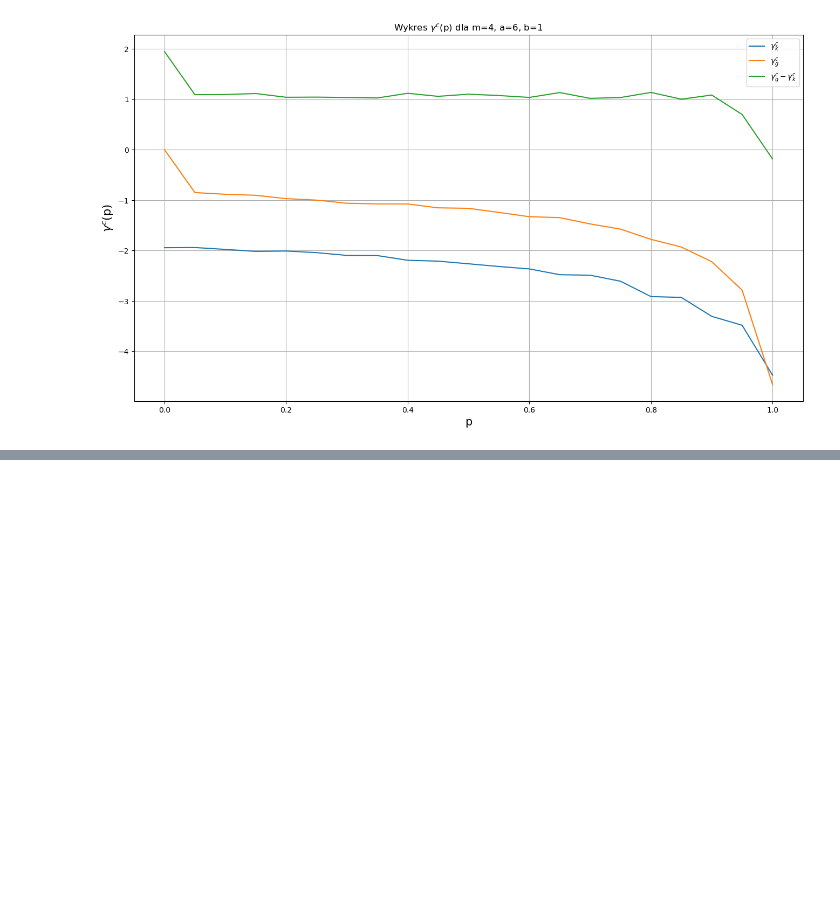
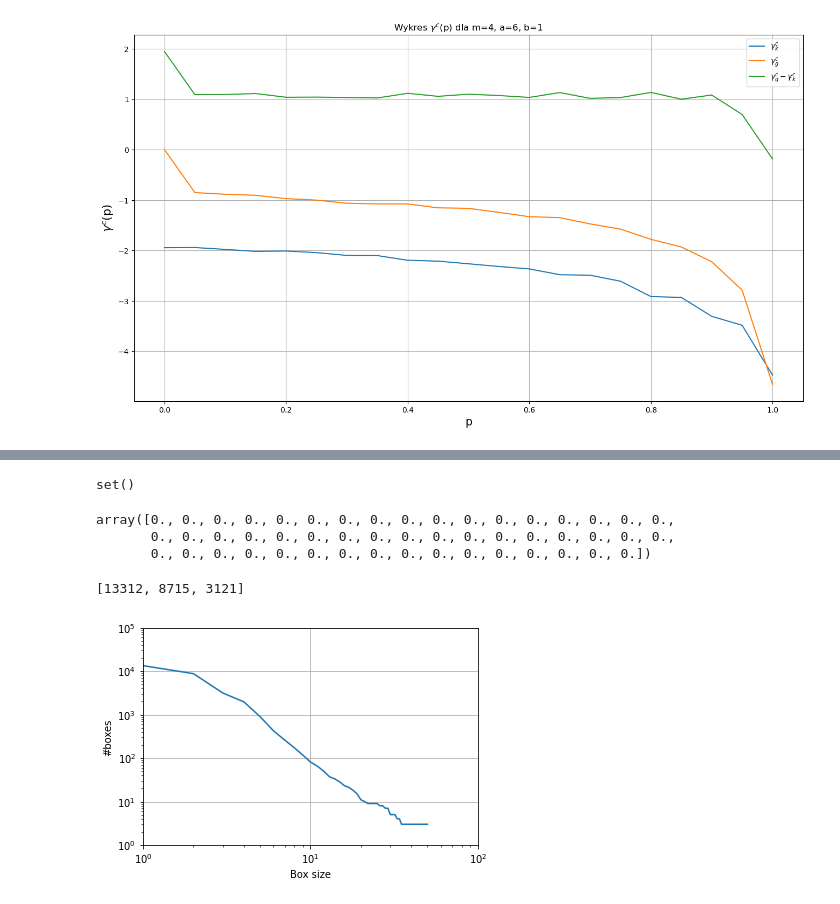
Before and after one commit to MateuszS312/Complex_evolving_networks, a Jupyter notebook: complex_evolving_networks.ipynb, the cells around one changed output, grey strips where cells are left out. Drawn from its saved outputs; the diff is of its cells as text; code cells hidden in the pictures; blank space fills up the shorter version.

```diff
--- a/complex_evolving_networks.ipynb
+++ b/complex_evolving_networks.ipynb
@@ -502,0 +654,5 @@ xx = open_file('out_graph_p_04_a_6_b_1.txt')
+# %%
+from numba_progress import ProgressBar
+num_iterations=len(nb_dct)
+with ProgressBar(total=num_iterations) as progress:
+    c=color_graph(nb_dct,3,progress)
@@ -502,0 +668,53 @@ xx = open_file('out_graph_p_04_a_6_b_1.txt')
+# %%
+s1=set()
+s1.add(1)
+s2=set()
+s2.add(2)
+s2.difference(s2)
+# %% [output]
+set()
+# %%
+destination= Dict.empty(
+    types.int64,
+    value_type=types.int8,
+)
+l_max=50
+col_tmp=np.zeros(shape=l_max)
+color=np.zeros(shape=(l_max,len(graph)),dtype=np.int32)
+for node_id in tqdm(np.arange(1,len(graph))):
+    destination[node_id-1]=node_id-1
+    dist=shortestPathNeighbours(nb_dct,node_id,destination)
+    for l_b in np.arange(l_max):
+        l=[]
+        for id in np.arange(node_id):
+            # print(f'lmax: {l_max} node_id: {node_id} id: {id} dist[id] {dist[id]}')
+            if dist[id]>=l_b+1:
+               l+=[color[l_b,id]]
+                # color[l_b,node_id]=color[l_b,id]+1
+        m = range(0,node_id+1)
+        # print(set(m),set(l))
+        color[l_b,node_id]=min(set(m)-set(l))
+
+                # print(color)
+col_tmp
+# %% [output]
+array([0., 0., 0., 0., 0., 0., 0., 0., 0., 0., 0., 0., 0., 0., 0., 0., 0.,
+       0., 0., 0., 0., 0., 0., 0., 0., 0., 0., 0., 0., 0., 0., 0., 0., 0.,
+       0., 0., 0., 0., 0., 0., 0., 0., 0., 0., 0., 0., 0., 0., 0., 0.])
+# %%
+n_box=[]
+color=c
+for row in color:
+    n_box+=[len(np.unique(row))]
+n_box
+# %% [output]
+[13312, 8715, 3121]
+# %%
+plt.loglog(1+np.arange(l_max),n_box)
+plt.xlabel("Box size")
+plt.ylabel("#boxes")
+plt.ylim((1,10**5))
+plt.xlim((1,10**2))
+plt.grid()
+# %% [output]
+[figure, added]
```
Also changed, not shown: parts of 24 cells of this notebook.
